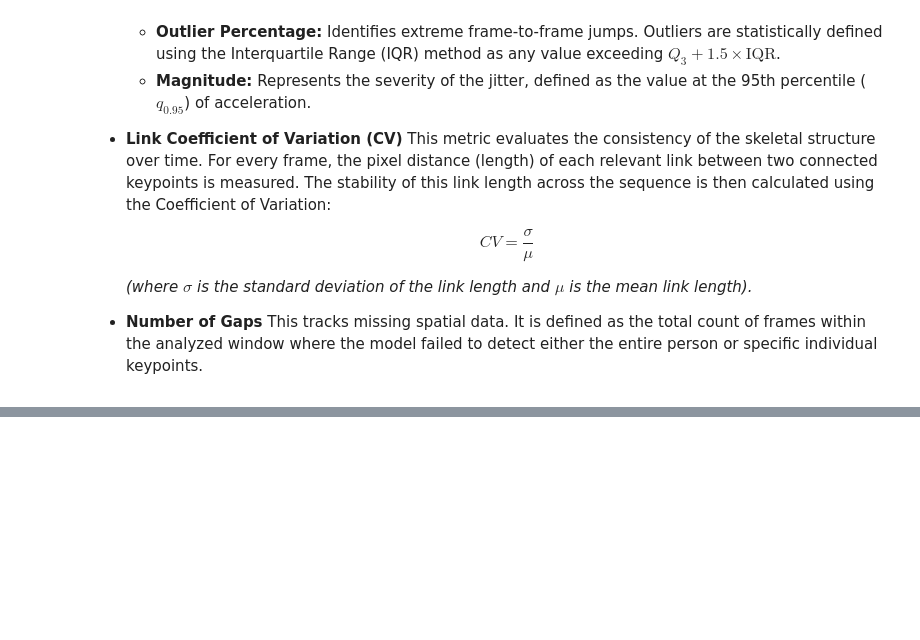
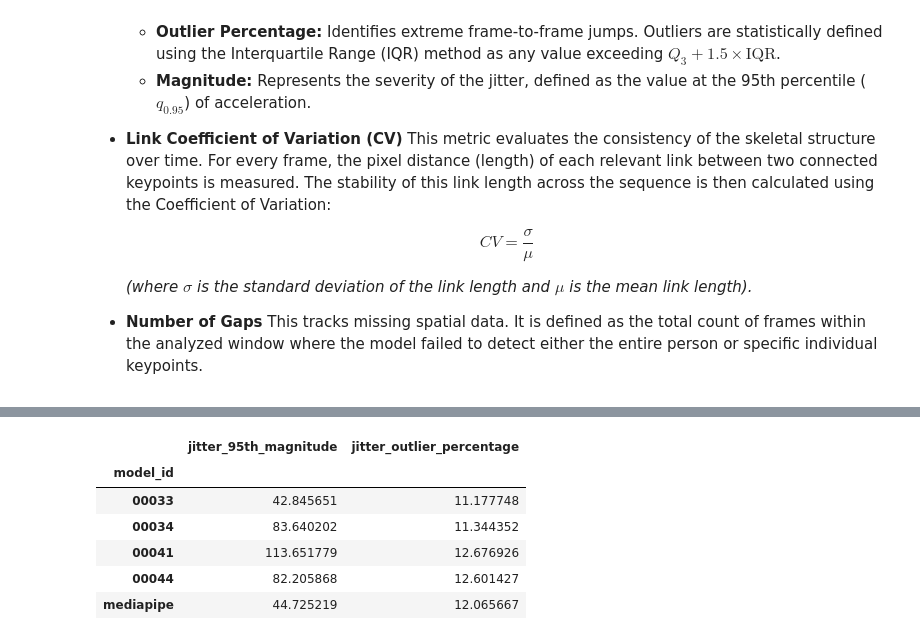
Before and after one commit to mlubneuskaya/running, a Jupyter notebook: notebooks/ray_tune_model_comparison.ipynb, the cells around one changed output, grey strips where cells are left out. Cells and saved outputs as stored; diff of their text form; code cells hidden in the pictures; blank space fills up the shorter version.

```diff
--- a/notebooks/ray_tune_model_comparison.ipynb
+++ b/notebooks/ray_tune_model_comparison.ipynb
@@ -180,19 +271,28 @@ YOLO_LINKS = {
     # Torso
     "Torso_L": ("left_shoulder", "left_hip"),
     "Torso_R": ("right_shoulder", "right_hip"),
-
     # Legs
     "Thigh_L": ("left_hip", "left_knee"),
     "Thigh_R": ("right_hip", "right_knee"),
     "Shin_L": ("left_knee", "left_ankle"),
     "Shin_R": ("right_knee", "right_ankle"),
-
     # Feet
     "Foot_L": ("left_heel", "left_big_toe"),
     "Foot_R": ("right_heel", "right_big_toe"),
 }
+
+MEDIAPIPE_LINKS = {
+    "Torso_L": ("left_shoulder", "left_hip"),
+    "Torso_R": ("right_shoulder", "right_hip"),
+    "Thigh_L": ("left_hip", "left_knee"),
+    "Thigh_R": ("right_hip", "right_knee"),
+    "Shin_L": ("left_knee", "left_ankle"),
+    "Shin_R": ("right_knee", "right_ankle"),
+    "Foot_L": ("left_heel", "left_foot_index"),
+    "Foot_R": ("right_heel", "right_foot_index"),
+}
 # %%
-model_ids = ['000332', '000342', '000412', '000442']
+model_ids = ["00033", "00034", "00041", "00044"]
 metrics_for_model = {}
 
 for model_id in model_ids:
@@ -201,8 +301,18 @@ for model_id in model_ids:
     metrics_for_model[model_id] = {
         "links": links,
         "jitter": jitter,
-        'gaps': gaps,
+        "gaps": gaps,
     }
+
+mp_paths = get_paths_for_model("mediapipe")
+links, jitter, gaps = aggregate_experiment_results(
+    mp_paths, "mediapipe", MEDIAPIPE_LINKS
+)
+metrics_for_model["mediapipe"] = {
+    "links": links,
+    "jitter": jitter,
+    "gaps": gaps,
+}
 # %%
 fig, axes = plt.subplots(2, 2, figsize=(18, 10))
 
@@ -236,0 +361,21 @@ df_mean_gaps
+# %%
+mean_jitter_data = {}
+
+for model_id, metrics in metrics_for_model.items():
+    mean_jitter_data[model_id] = metrics["jitter"][
+        ["jitter_95th_magnitude", "jitter_outlier_percentage"]
+    ].mean()
+df_mean_jitter = pd.DataFrame.from_dict(
+    mean_jitter_data, orient="index"
+)  # , columns=['mean_magnitude', 'mean_percentage'])
+df_mean_jitter.index.name = "model_id"
+
+df_mean_jitter
+# %% [output]
+|  | jitter_95th_magnitude | jitter_outlier_percentage |
+| model_id |  |  |
+| 00033 | 42.845651 | 11.177748 |
+| 00034 | 83.640202 | 11.344352 |
+| 00041 | 113.651779 | 12.676926 |
+| 00044 | 82.205868 | 12.601427 |
+| mediapipe | 44.725219 | 12.065667 |
```
Also changed, not shown: parts of 11 cells of this notebook, 5 other files.
